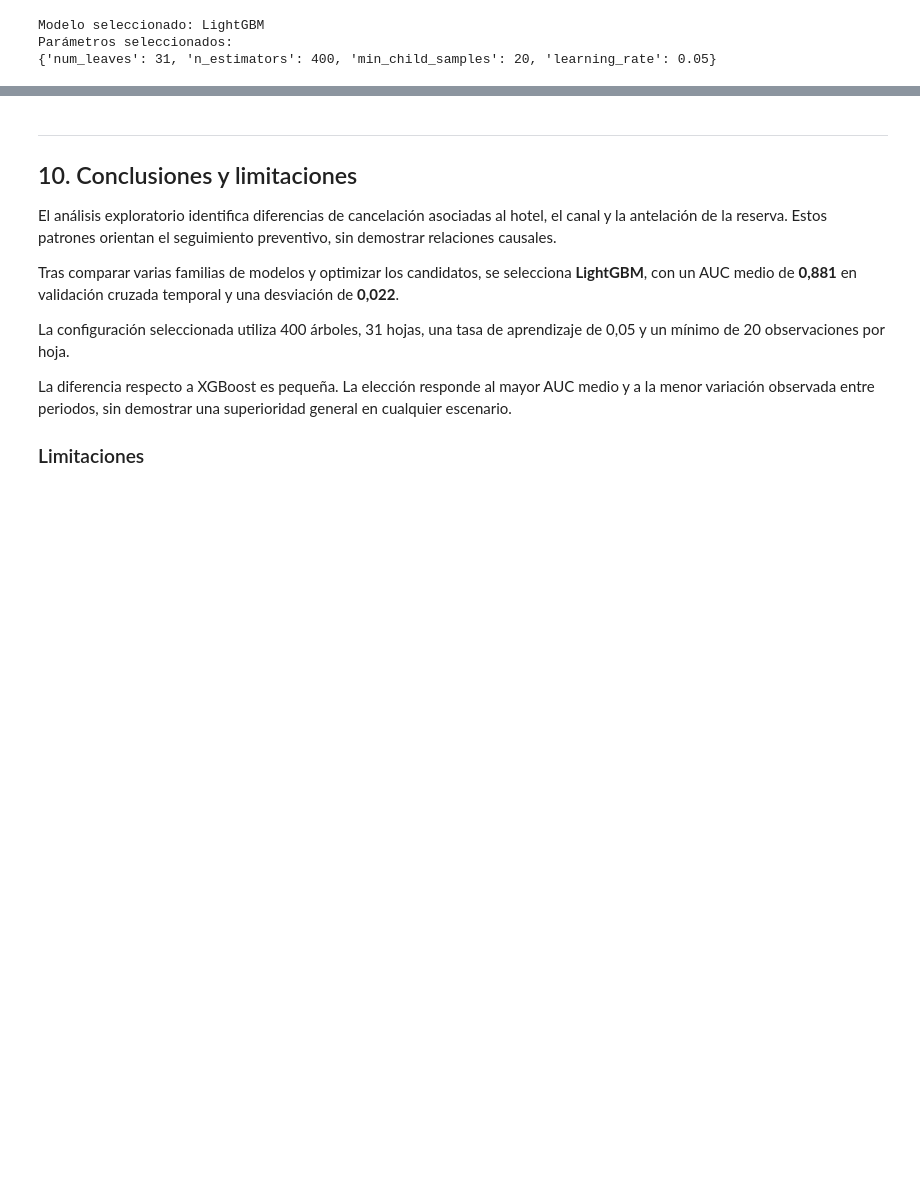
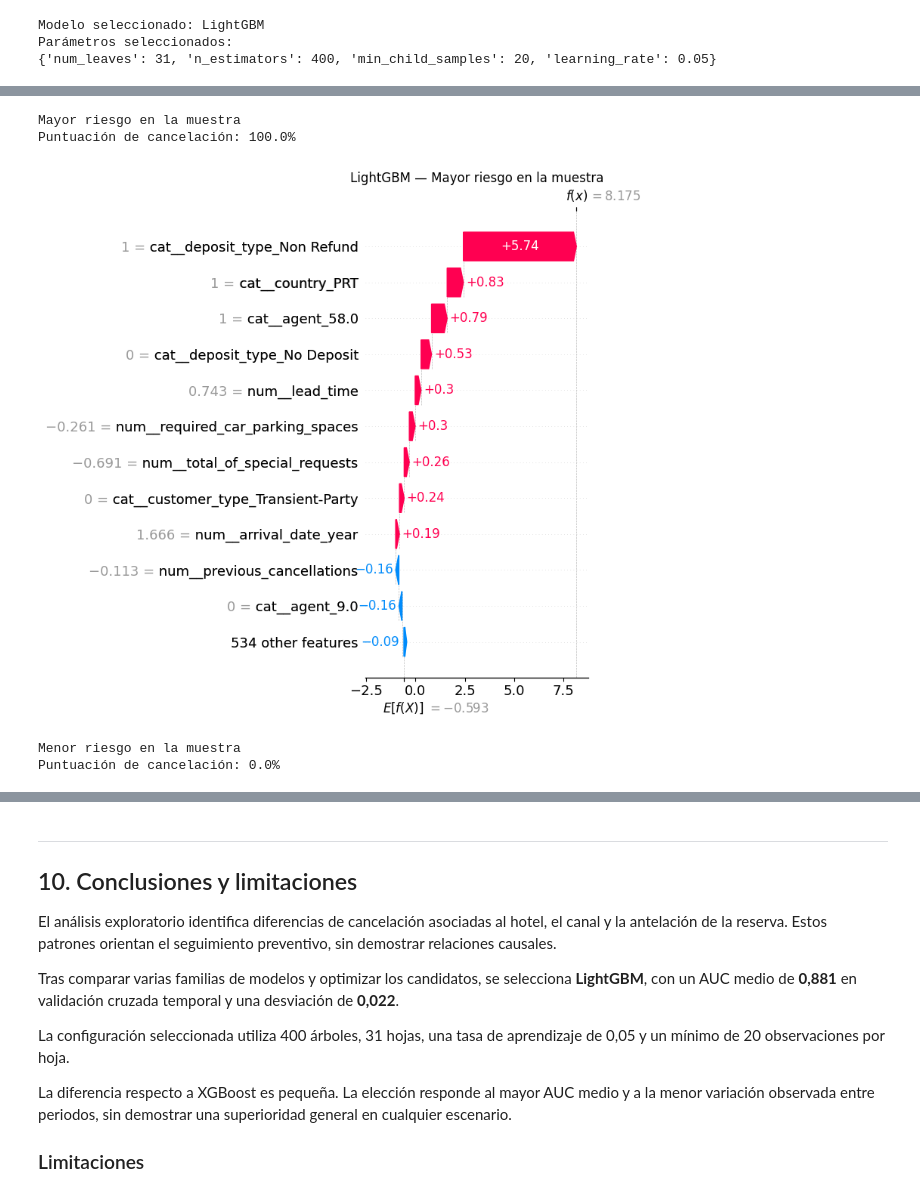
Before and after one commit to ANortess/Proyect_MachineLearning, a Jupyter notebook: solucion_cancelacion_hotelera - basic.ipynb, the cells around one changed output, grey strips where cells are left out. Drawn from its saved outputs; the diff is of its cells as text; code cells hidden in the pictures; blank space fills up the shorter version.

```diff
--- a/solucion_cancelacion_hotelera - basic.ipynb
+++ b/solucion_cancelacion_hotelera - basic.ipynb
@@ -2475,0 +2539,24 @@ si aumentar una variable eleva o reduce el riesgo de cancelación.
+# %%
+for nombre_caso, posicion in casos.items():
+
+    print(f"\n{nombre_caso}")
+    print(
+        "Puntuación de cancelación: "
+        f"{probabilidades_shap[posicion]:.1%}"
+    )
+
+    shap.plots.waterfall(
+        valores_shap[posicion],
+        max_display=12,
+        show=False
+    )
+
+    plt.title(f"LightGBM — {nombre_caso}")
+    plt.tight_layout()
+    plt.show()
+# %% [output]
+Mayor riesgo en la muestra
+Puntuación de cancelación: 100.0%
+[figure, added]
+Menor riesgo en la muestra
+Puntuación de cancelación: 0.0%
```
Also changed, not shown: parts of 12 cells of this notebook.
